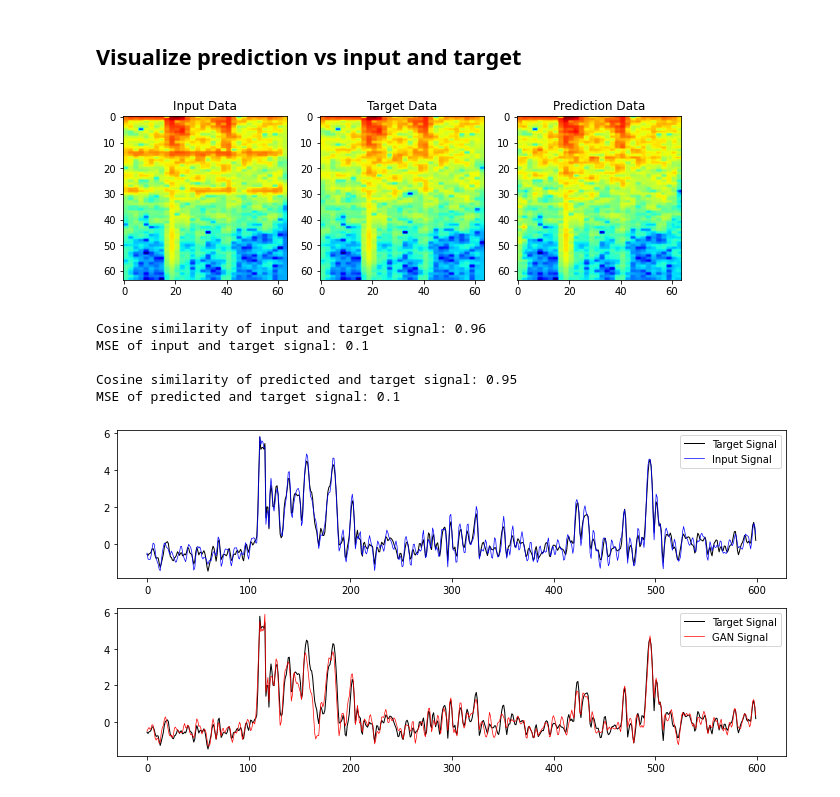
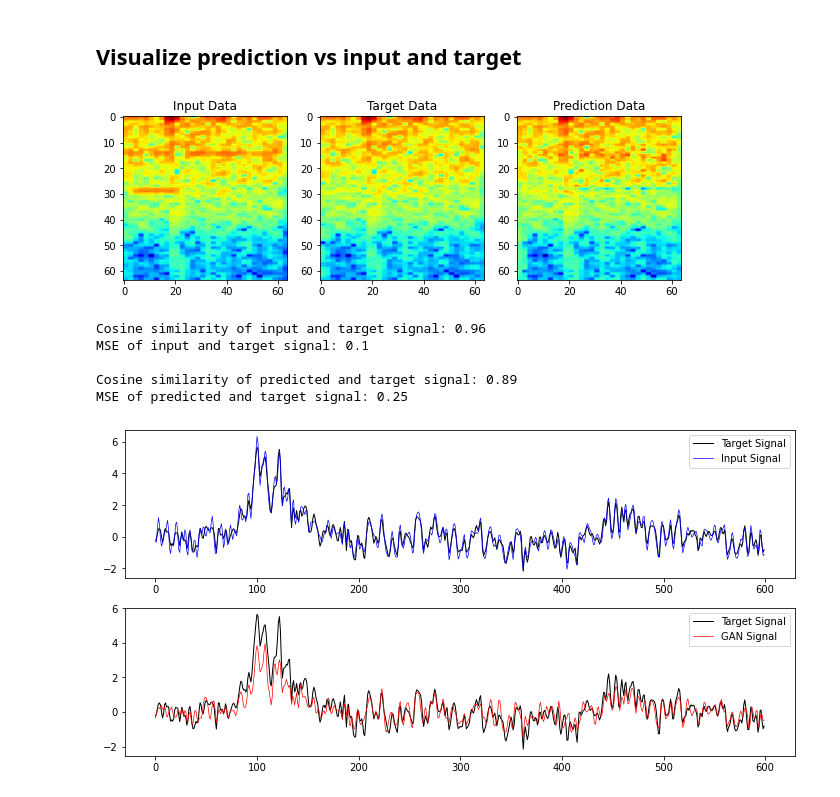
Before and after one commit to astroChance/RadNET, a Jupyter notebook: RadNET_GAN_64x64_FullWorkflow.ipynb, the cells around one changed output. Cells and saved outputs as stored; diff of their text form; code cells hidden in the pictures.

```diff
--- a/RadNET_GAN_64x64_FullWorkflow.ipynb
+++ b/RadNET_GAN_64x64_FullWorkflow.ipynb
@@ -702,8 +708,8 @@ elif model_type == 'complex':
 
 #------------------
 # Choose which example index to show
-plot_idx = 30
-
+# plot_idx = 30
+plot_idx = np.random.randint(0,prediction_outputs.shape[0]-1)
 #------------------
 
 
@@ -819,37 +825,37 @@ if len(input_signal) != len(predicted_signal):
 ##################
 ## Make plots
 
 target_color = 'black'
 input_color = 'blue'
 prediction_color = 'red'
 
 plot_start_idx = 200
 plot_stop_idx = 800
 
 fig, ax = plt.subplots(nrows=2, ncols=1, figsize=((12,6)))
 
 print("\nCosine similarity of input and target signal: {}".format(
     round(1 - spatial.distance.cosine(target_signal, input_signal),2)))
 print("MSE of input and target signal: {}".format(
     round(np.square(np.subtract(target_signal,input_signal)).mean(),2)))
 ax[0].plot(target_signal[plot_start_idx:plot_stop_idx], c=target_color, linewidth=1, label='Target Signal')
 ax[0].plot(input_signal[plot_start_idx:plot_stop_idx], c=input_color, linewidth=0.7, label='Input Signal')
 ax[0].legend()
 
 print("\nCosine similarity of predicted and target signal: {}".format(
     round(1 - spatial.distance.cosine(target_signal, predicted_signal),2)))
 print("MSE of predicted and target signal: {}".format(
     round(np.square(np.subtract(target_signal,predicted_signal)).mean(),2)))
 ax[1].plot(target_signal[plot_start_idx:plot_stop_idx], c=target_color, linewidth=1, label='Target Signal')
 ax[1].plot(predicted_signal[plot_start_idx:plot_stop_idx], c=prediction_color, linewidth=0.7, label='GAN Signal')
 ax[1].legend()
 
 plt.show()
 # %% [output]
-[figure, old version]
+[figure, new version]
 Cosine similarity of input and target signal: 0.96
 MSE of input and target signal: 0.1
 
-Cosine similarity of predicted and target signal: 0.95
-MSE of predicted and target signal: 0.1
+Cosine similarity of predicted and target signal: 0.89
+MSE of predicted and target signal: 0.25
-[figure, old version]
+[figure, new version]
```
Also changed, not shown: parts of 3 cells of this notebook.
